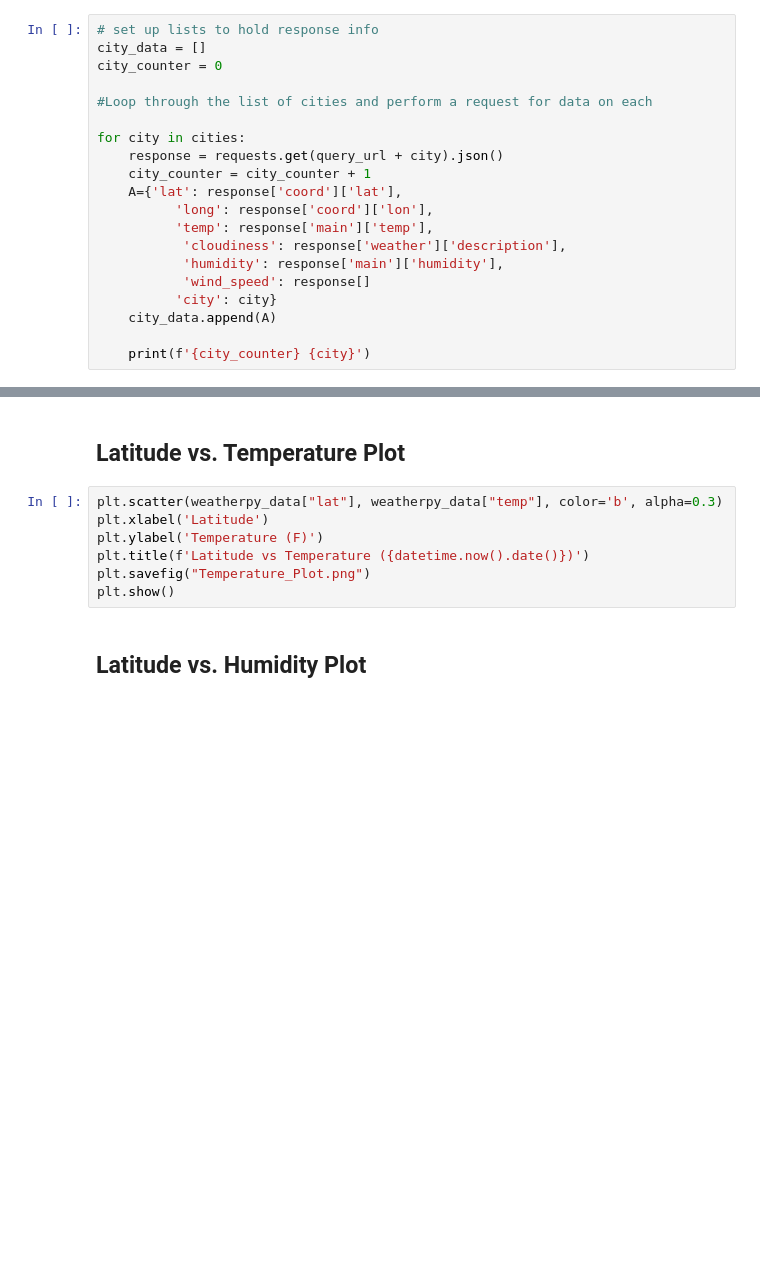
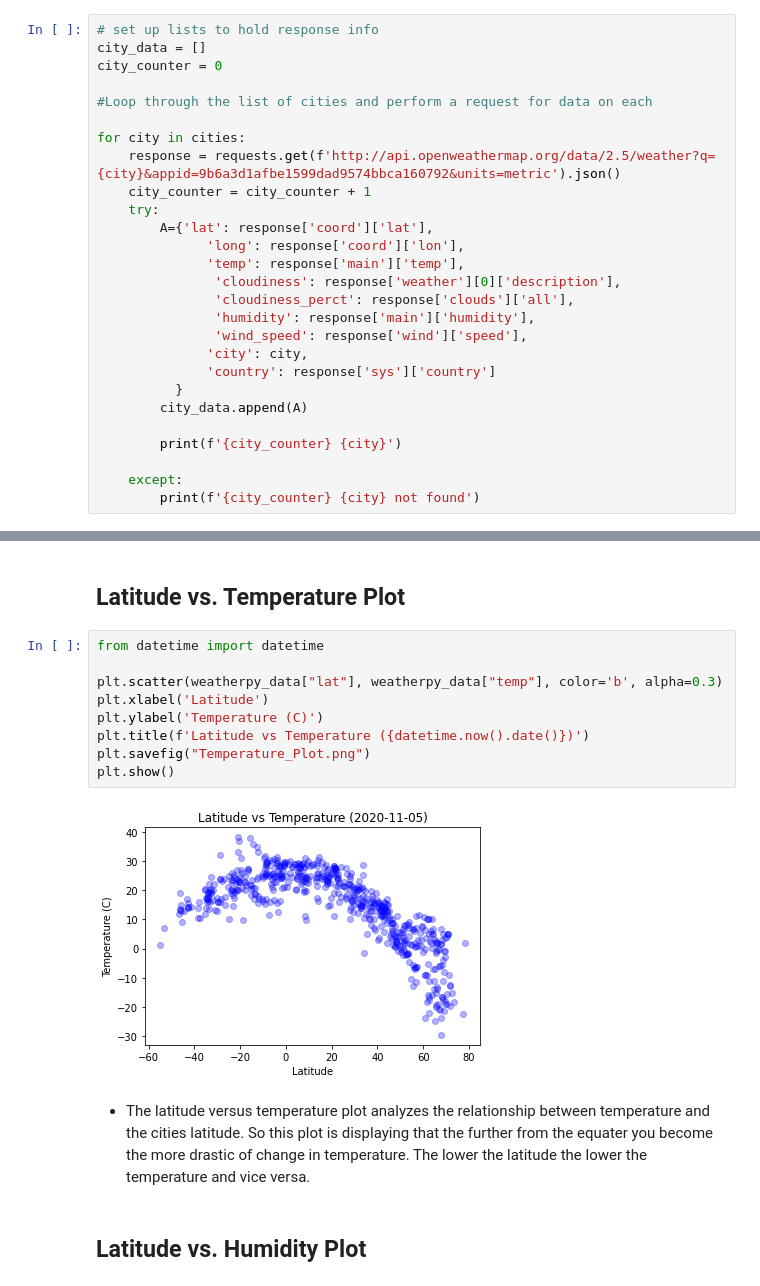
Before and after one commit to Mquinton28/Python_APIs, a Jupyter notebook: WeatherPy-Final.ipynb, the cells around one changed output, grey strips where cells are left out. Cells and saved outputs as stored; diff of their text form; blank space fills up the shorter version.

```diff
--- a/WeatherPy-Final.ipynb
+++ b/WeatherPy-Final.ipynb
@@ -66,15 +61,22 @@ city_counter = 0
 #Loop through the list of cities and perform a request for data on each
 
 for city in cities:
-    response = requests.get(query_url + city).json()
+    response = requests.get(f'http://api.openweathermap.org/data/2.5/weather?q={city}&appid=9b6a3d1afbe1599dad9574bbca160792&units=metric').json()
     city_counter = city_counter + 1
-    A={'lat': response['coord']['lat'],
-          'long': response['coord']['lon'],
-          'temp': response['main']['temp'],
-           'cloudiness': response['weather']['description'],
-           'humidity': response['main']['humidity'],
-           'wind_speed': response[]
-          'city': city}
-    city_data.append(A)
+    try:
+        A={'lat': response['coord']['lat'],
+              'long': response['coord']['lon'],
+              'temp': response['main']['temp'],
+               'cloudiness': response['weather'][0]['description'],
+               'cloudiness_perct': response['clouds']['all'],
+               'humidity': response['main']['humidity'],
+               'wind_speed': response['wind']['speed'],
+              'city': city,
+              'country': response['sys']['country']
+          }
+        city_data.append(A)
 
-    print(f'{city_counter} {city}')
+        print(f'{city_counter} {city}')
+
+    except:
+        print(f'{city_counter} {city} not found')
@@ -103,12 +140,18 @@ Skip this step if there are no cities that have humidity > 100%.
 # %% [markdown]
 ## Latitude vs. Temperature Plot
 # %%
+from datetime import datetime
+
 plt.scatter(weatherpy_data["lat"], weatherpy_data["temp"], color='b', alpha=0.3)
 plt.xlabel('Latitude')
-plt.ylabel('Temperature (F)')
+plt.ylabel('Temperature (C)')
 plt.title(f'Latitude vs Temperature ({datetime.now().date()})')
 plt.savefig("Temperature_Plot.png")
 plt.show()
+# %% [output]
+[figure, added]
+# %% [markdown]
+- The latitude versus temperature plot analyzes the relationship between temperature and the cities latitude. So this plot is displaying that the further from the equater you become the more drastic of change in temperature. The lower the latitude the lower the temperature and vice versa.
 # %% [markdown]
 ## Latitude vs. Humidity Plot
 # %%
```
Also changed, not shown: parts of 51 cells of this notebook, 15 other files.
